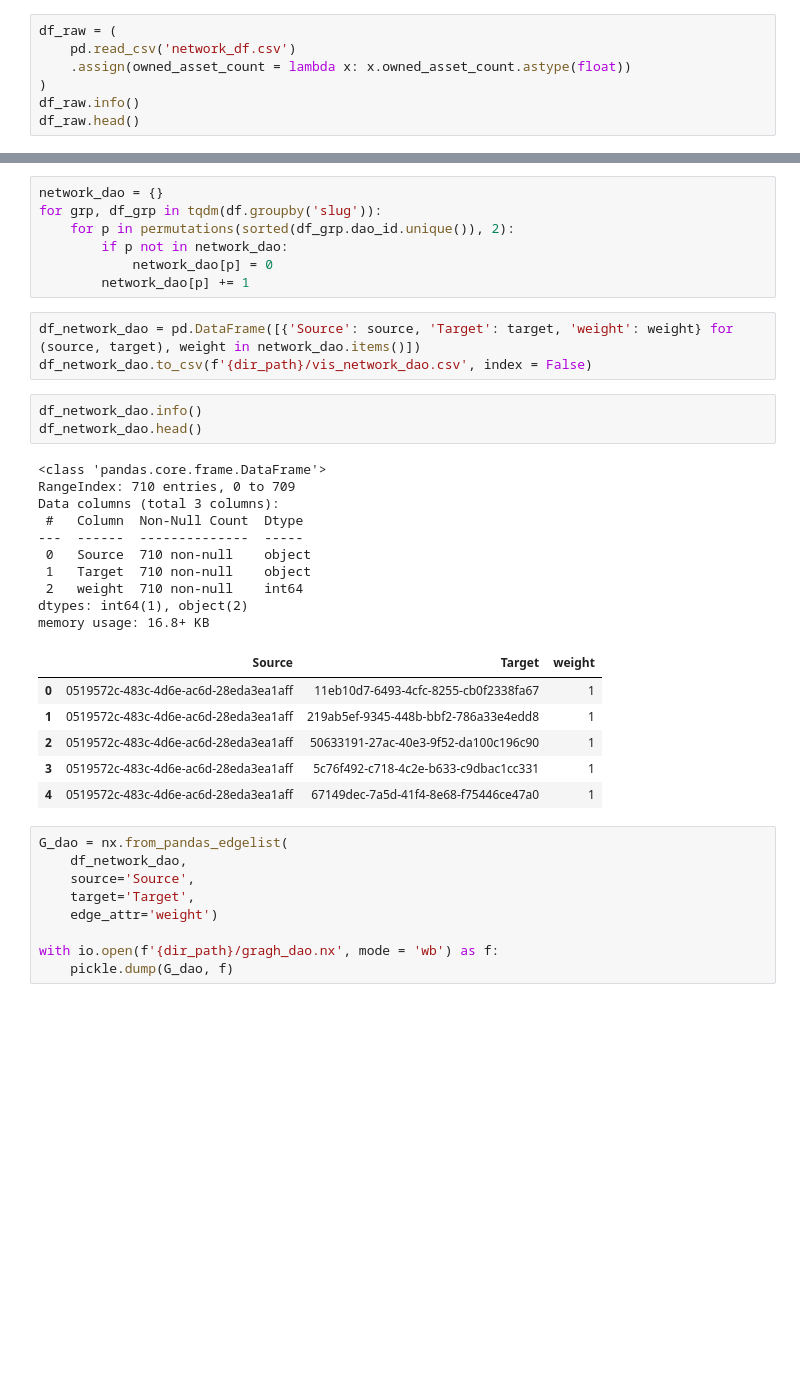
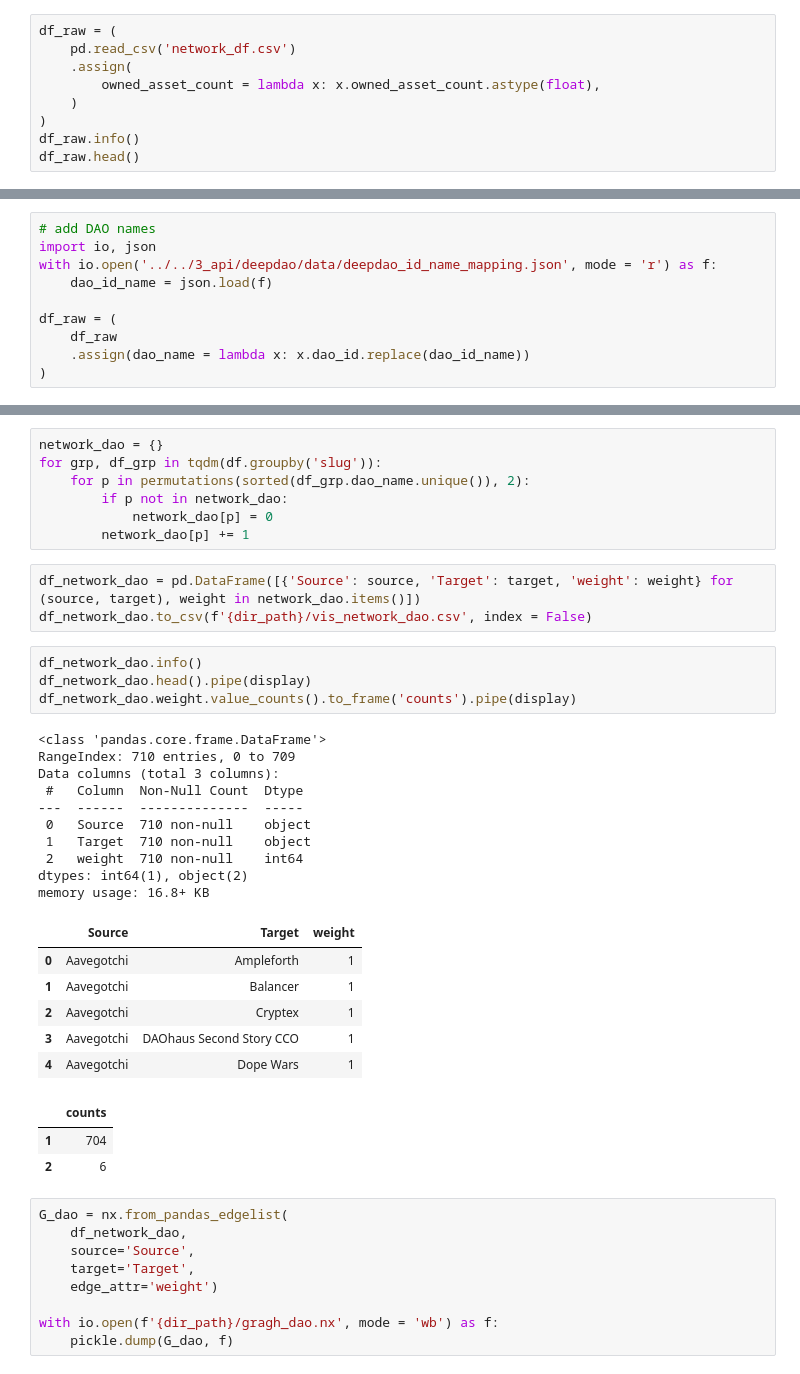
Before and after one commit to exilespacer/IS808_adv_DS_lab, a Jupyter notebook: 20221017_Presentation/ActionPlan/visualization_networks.ipynb, the cells around one changed output, grey strips where cells are left out. Drawn from its saved outputs; the diff is of its cells as text; blank space fills up the shorter version.

```diff
--- a/20221017_Presentation/ActionPlan/visualization_networks.ipynb
+++ b/20221017_Presentation/ActionPlan/visualization_networks.ipynb
@@ -9,7 +9,9 @@ import pandas as pd
 # %%
 df_raw = (
     pd.read_csv('network_df.csv')
-    .assign(owned_asset_count = lambda x: x.owned_asset_count.astype(float))
+    .assign(
+        owned_asset_count = lambda x: x.owned_asset_count.astype(float),
+    )
 )
 df_raw.info()
 df_raw.head()
@@ -57,0 +37,10 @@ slug
+# %%
+# add DAO names
+import io, json
+with io.open('../../3_api/deepdao/data/deepdao_id_name_mapping.json', mode = 'r') as f:
+    dao_id_name = json.load(f)
+
+df_raw = (
+    df_raw
+    .assign(dao_name = lambda x: x.dao_id.replace(dao_id_name))
+)
@@ -90,7 +168,7 @@ dir_path = 'vis'
 # %%
 network_dao = {}
 for grp, df_grp in tqdm(df.groupby('slug')):
-    for p in permutations(sorted(df_grp.dao_id.unique()), 2):
+    for p in permutations(sorted(df_grp.dao_name.unique()), 2):
         if p not in network_dao:
             network_dao[p] = 0
         network_dao[p] += 1
@@ -99,24 +177,28 @@ df_network_dao = pd.DataFrame([{'Source': source, 'Target': target, 'weight': we
 df_network_dao.to_csv(f'{dir_path}/vis_network_dao.csv', index = False)
 # %%
 df_network_dao.info()
-df_network_dao.head()
+df_network_dao.head().pipe(display)
+df_network_dao.weight.value_counts().to_frame('counts').pipe(display)
 # %% [output]
 <class 'pandas.core.frame.DataFrame'>
 RangeIndex: 710 entries, 0 to 709
 Data columns (total 3 columns):
  #   Column  Non-Null Count  Dtype
 ---  ------  --------------  -----
  0   Source  710 non-null    object
  1   Target  710 non-null    object
  2   weight  710 non-null    int64
 dtypes: int64(1), object(2)
 memory usage: 16.8+ KB
 |  | Source | Target | weight |
-| 0 | 0519572c-483c-4d6e-ac6d-28eda3ea1aff | 11eb10d7-6493-4cfc-8255-cb0f2338fa67 | 1 |
-| 1 | 0519572c-483c-4d6e-ac6d-28eda3ea1aff | 219ab5ef-9345-448b-bbf2-786a33e4edd8 | 1 |
-| 2 | 0519572c-483c-4d6e-ac6d-28eda3ea1aff | 50633191-27ac-40e3-9f52-da100c196c90 | 1 |
-| 3 | 0519572c-483c-4d6e-ac6d-28eda3ea1aff | 5c76f492-c718-4c2e-b633-c9dbac1cc331 | 1 |
-| 4 | 0519572c-483c-4d6e-ac6d-28eda3ea1aff | 67149dec-7a5d-41f4-8e68-f75446ce47a0 | 1 |
+| 0 | Aavegotchi | Ampleforth | 1 |
+| 1 | Aavegotchi | Balancer | 1 |
+| 2 | Aavegotchi | Cryptex | 1 |
+| 3 | Aavegotchi | DAOhaus Second Story CCO | 1 |
+| 4 | Aavegotchi | Dope Wars | 1 |
+|  | counts |
+| 1 | 704 |
+| 2 | 6 |
 # %%
 G_dao = nx.from_pandas_edgelist(
     df_network_dao,
```
Also changed, not shown: parts of 19 cells of this notebook, 2 other files.
